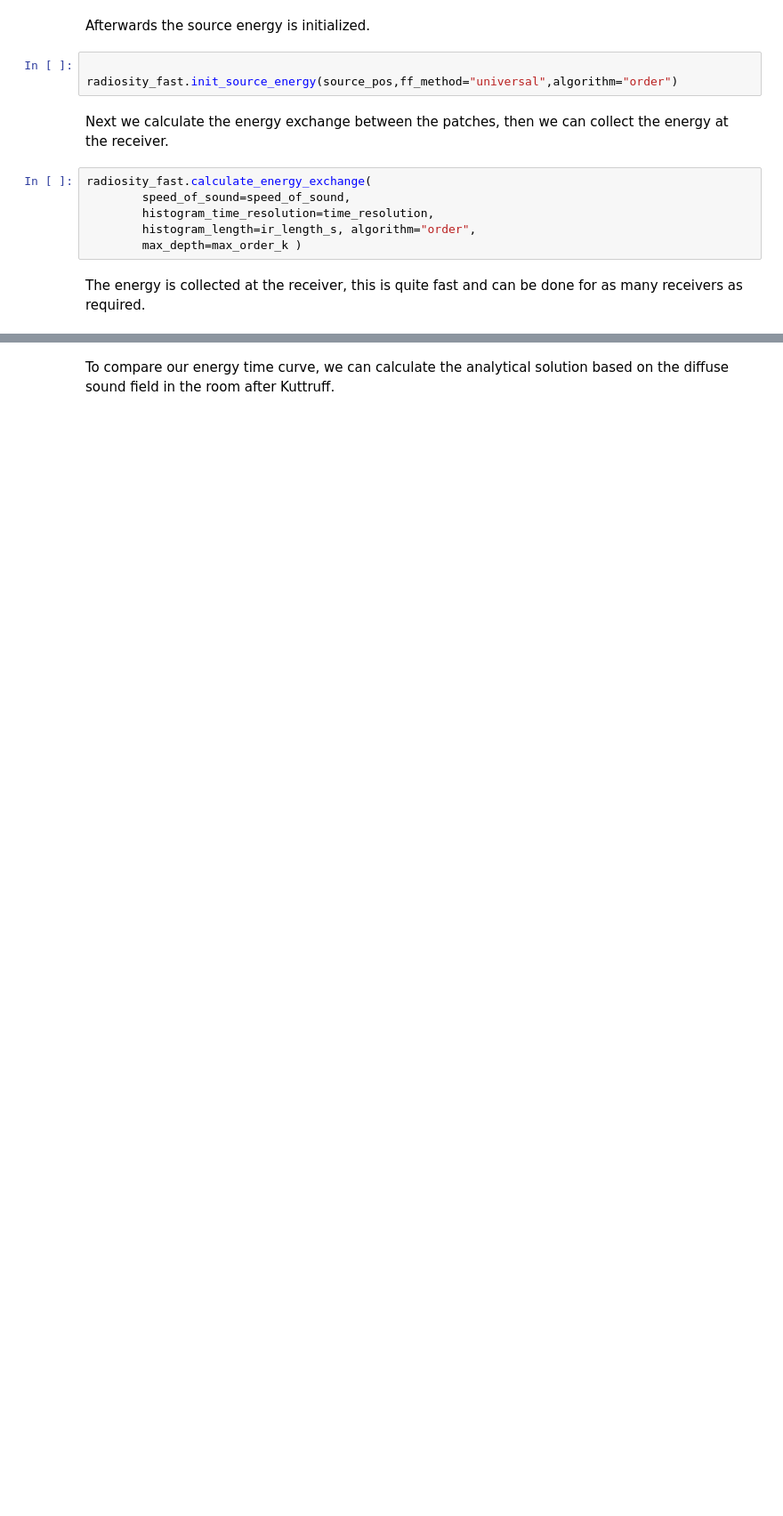
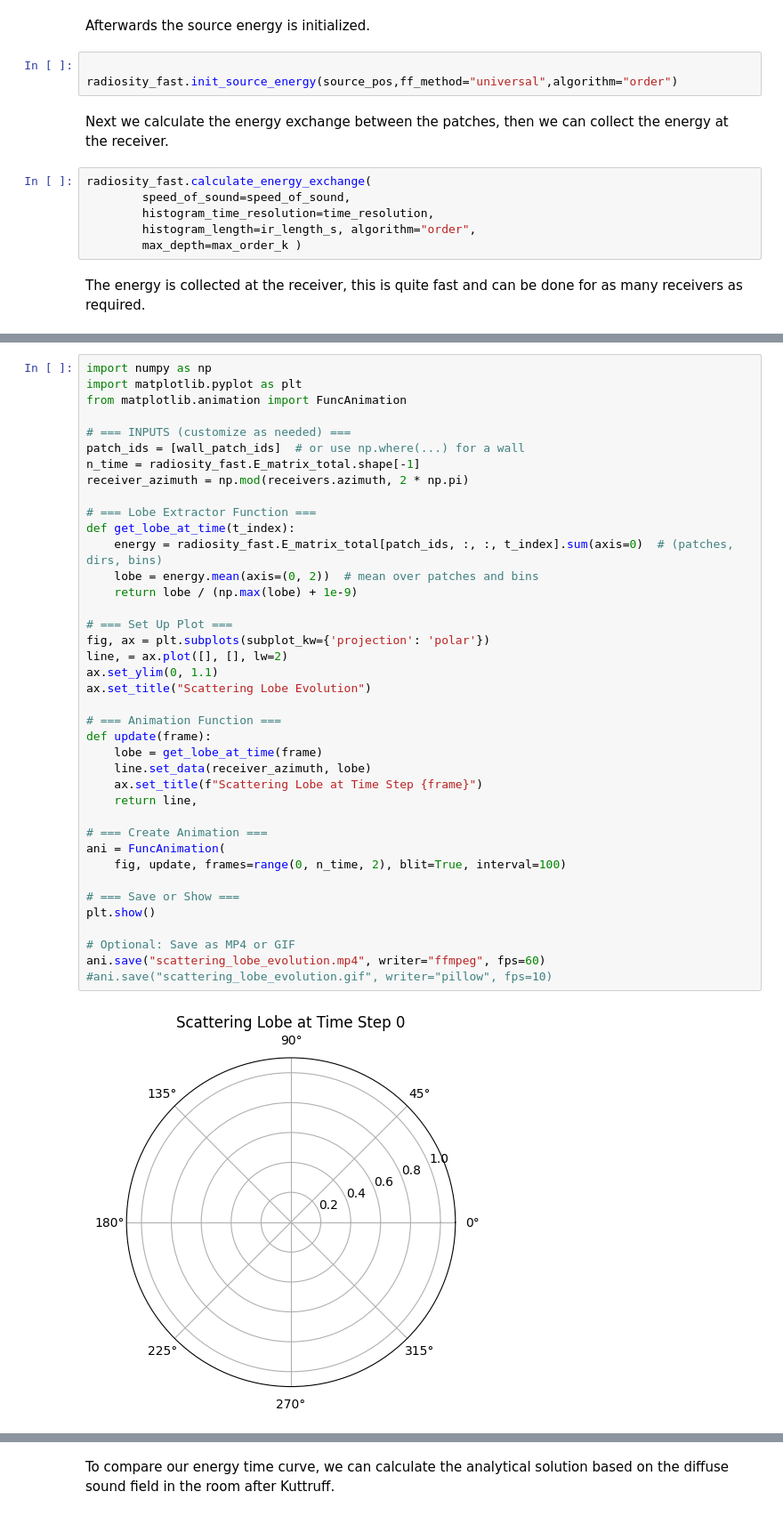
Before and after one commit to irdiarrur/sparrowpy, a Jupyter notebook: examples/fast_radiosity.ipynb, the cells around one changed output, grey strips where cells are left out. Shown at 89% size. Cells and saved outputs as stored; diff of their text form; blank space fills up the shorter version.

```diff
--- a/examples/fast_radiosity.ipynb
+++ b/examples/fast_radiosity.ipynb
@@ -91,0 +157,41 @@ The energy is collected at the receiver, this is quite fast and can be done for
+# %%
+import numpy as np
+import matplotlib.pyplot as plt
+from matplotlib.animation import FuncAnimation
+
+# === INPUTS (customize as needed) ===
+patch_ids = [wall_patch_ids]  # or use np.where(...) for a wall
+n_time = radiosity_fast.E_matrix_total.shape[-1]
+receiver_azimuth = np.mod(receivers.azimuth, 2 * np.pi)
+
+# === Lobe Extractor Function ===
+def get_lobe_at_time(t_index):
+    energy = radiosity_fast.E_matrix_total[patch_ids, :, :, t_index].sum(axis=0)  # (patches, dirs, bins)
+    lobe = energy.mean(axis=(0, 2))  # mean over patches and bins
+    return lobe / (np.max(lobe) + 1e-9)
+
+# === Set Up Plot ===
+fig, ax = plt.subplots(subplot_kw={'projection': 'polar'})
+line, = ax.plot([], [], lw=2)
+ax.set_ylim(0, 1.1)
+ax.set_title("Scattering Lobe Evolution")
+
+# === Animation Function ===
+def update(frame):
+    lobe = get_lobe_at_time(frame)
+    line.set_data(receiver_azimuth, lobe)
+    ax.set_title(f"Scattering Lobe at Time Step {frame}")
+    return line,
+
+# === Create Animation ===
+ani = FuncAnimation(
+    fig, update, frames=range(0, n_time, 2), blit=True, interval=100)
+
+# === Save or Show ===
+plt.show()
+
+# Optional: Save as MP4 or GIF
+ani.save("scattering_lobe_evolution.mp4", writer="ffmpeg", fps=60)
+#ani.save("scattering_lobe_evolution.gif", writer="pillow", fps=10)
+# %% [output]
+[figure, added]
```
Also changed, not shown: parts of 13 cells of this notebook, 3 other files.
